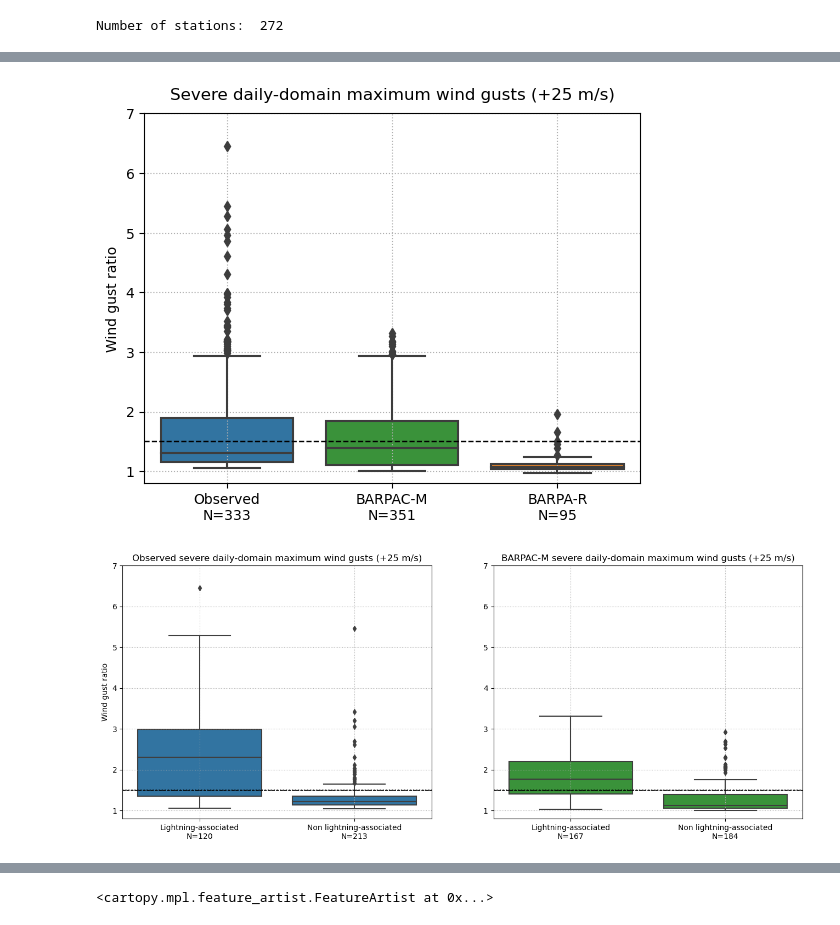
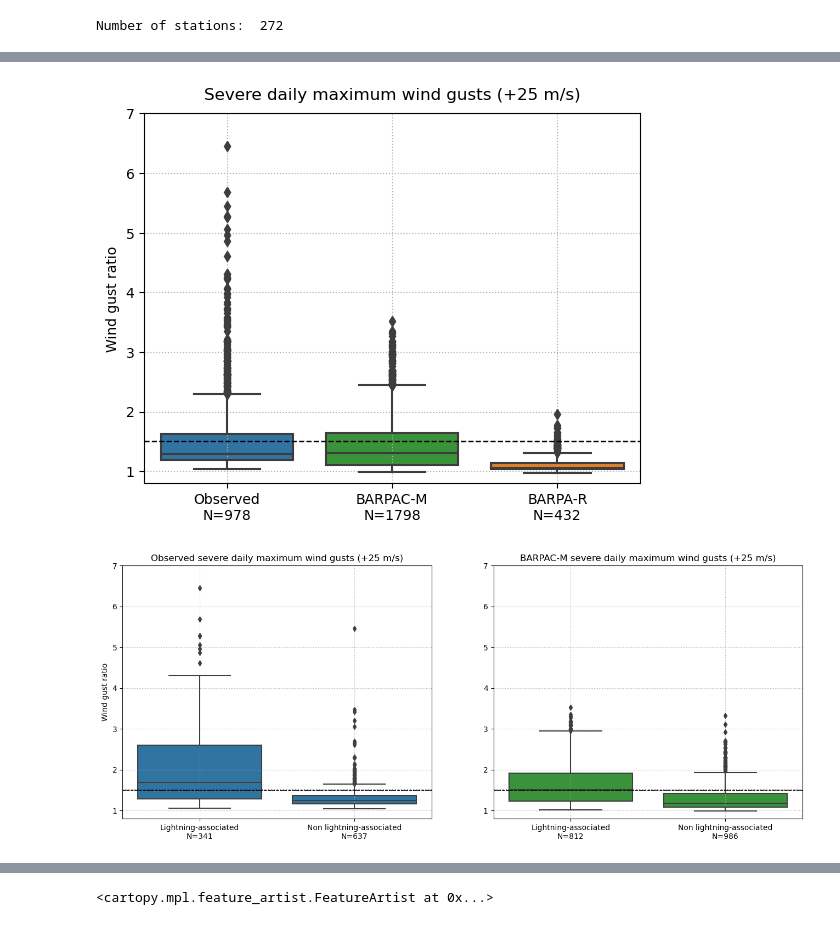
Before and after one commit to andrewbrown31/BARPA, a Jupyter notebook: wind_gust_analysis/analysis_10min_gusts.ipynb, the cells around one changed output, grey strips where cells are left out. Cells and saved outputs as stored; diff of their text form; code cells hidden in the pictures.

```diff
--- a/wind_gust_analysis/analysis_10min_gusts.ipynb
+++ b/wind_gust_analysis/analysis_10min_gusts.ipynb
@@ -34,6 +35,11 @@ dmax_bdsd = dmax_bdsd.set_index(pd.to_datetime(dmax_bdsd.time))
 # %%
 #Suspect gusts to drop - observations
-obs_times = pd.to_datetime(dmax_obs.time)
-dmax_obs.loc[(obs_times.dt.month == 12) & (obs_times.dt.year == 2010) & (dmax_obs.stn_id==55325) & (dmax_obs.gust >= 25),"gust"] = np.nan
-dmax_obs.loc[dmax_obs.gust>=129, "gust"] = np.nan
+obs_times = pd.to_datetime(dmax_obs_all.time)
+drop_inds = ((obs_times.dt.month == 12) & (obs_times.dt.year == 2010) & (dmax_obs_all.stn_id==55325) & (dmax_obs_all.gust >= 25)) | (dmax_obs_all.gust>=129)
+
+dmax_2p2km_all = dmax_2p2km_all.loc[~drop_inds.values]
+dmax_2p2km_interp_all = dmax_2p2km_interp_all.loc[~drop_inds.values]
+dmax_12km_all = dmax_12km_all.loc[~drop_inds.values]
+dmax_obs_all = dmax_obs_all.loc[~drop_inds.values]
+dmax_erai_all = dmax_erai_all.loc[~drop_inds.values]
 # %%
@@ -41,11 +47,3 @@ print("Number of stations: ",dmax_obs.stn_id.unique().shape[0])
 # %% [output]
 Number of stations:  272
-# %%
-#Take the domain maximum for each day
-dmax_2p2km_all = dmax_2p2km_point.sort_values("wg10_2p2km_point").drop_duplicates("dt_floor_1D",keep="last").sort_index()
-dmax_2p2km_interp_all = dmax_2p2km_interp.sort_values("wg10_2p2km_point").drop_duplicates("dt_floor_1D",keep="last").sort_index()
-dmax_12km_all = dmax_12km_point.sort_values("wg10_12km_point").drop_duplicates("dt_floor_1D",keep="last").sort_index()
-dmax_obs_all = dmax_obs.dropna(subset=["gust"]).sort_values("gust").drop_duplicates("dt_floor_1D",keep="last").sort_index()
-dmax_bdsd_all = dmax_bdsd.sort_values("bdsd_era5").drop_duplicates("dt_floor_1D",keep="last").sort_index()
-dmax_erai_all = dmax_erai.sort_values("erai_wg10").drop_duplicates("dt_floor_1D",keep="last").sort_index()
 # %%
@@ -380,4 +340,6 @@ plt.savefig("/g/data/eg3/ab4502/figs/barpa/wgr.jpeg",dpi=400,bbox_inches="tight"
 # %%
+#Plot the distribution of wind gust ratio for observations, BARPAC-M and BARPA-R, for severe gusts only
+
 sns.boxplot([dmax_obs_all.query("gust>=25")["wgr_4"].values,
              dmax_2p2km_all.query("wg10_2p2km_point>=25")["wgr_2p2km_point"].values,
              dmax_12km_all.query("wg10_12km_point>=25")["wgr_12km_point"].values],palette=["tab:blue","tab:green","tab:orange"])
@@ -389,40 +351,42 @@ plt.xticks([0,1,2],["Observed\nN="+str(dmax_obs_all.query("gust>=25").shape[0]),
 plt.ylabel("Wind gust ratio")
 plt.ylim([0.8,7])
 
-plt.title("Severe daily-domain maximum wind gusts (+25 m/s)",pad=10)
+plt.title("Severe daily maximum wind gusts (+25 m/s)",pad=10)
 
 plt.savefig("/g/data/eg3/ab4502/figs/barpa/wgr2.jpeg",dpi=400,bbox_inches="tight")
 # %% [output]
-[figure, old version]
+[figure, new version]
 # %%
+#Plot the distribution of wind gust ratios for lightning-associated gusts and non lightning-associated gusts, as a justification for the use of a 1.5 threshold
+
 plt.figure(figsize=[16,6])
 
 plt.subplot(1,2,1)
 sns.boxplot([dmax_obs_all.query("(gust>=25) & (Lightning_observed_daily>=1)")["wgr_4"].values,
              dmax_obs_all.query("(gust>=25) & (Lightning_observed_daily==0)")["wgr_4"].values],palette=["tab:blue","tab:blue"])
 plt.gca().axhline(1.5,color="k",ls=":")
 plt.ylim([0.8,7])
 plt.gca().grid(ls=":")
 plt.gca().axhline(1.5,color="k",ls="--",lw=1)
 plt.ylabel("Wind gust ratio")
-plt.title("Observed severe daily-domain maximum wind gusts (+25 m/s)")
+plt.title("Observed severe daily maximum wind gusts (+25 m/s)")
 plt.xticks([0,1],
            ["Lightning-associated\nN="+str(dmax_obs_all.query("(gust>=25) & (Lightning_observed_daily>=1)").shape[0]),
            "Non lightning-associated\nN="+str(dmax_obs_all.query("(gust>=25) & (Lightning_observed_daily==0)").shape[0])])
 
 plt.subplot(1,2,2)
 sns.boxplot([dmax_2p2km_all.query("(wg10_2p2km_point>=25) & (n_lightning_fl>=1)")["wgr_2p2km_point"].values,
              dmax_2p2km_all.query("(wg10_2p2km_point>=25) & (n_lightning_fl==0)")["wgr_2p2km_point"].values],palette=["tab:green","tab:green"])
 plt.gca().axhline(1.5,color="k",ls=":")
 plt.ylim([0.8,7])
 plt.gca().grid(ls=":")
 plt.gca().axhline(1.5,color="k",ls="--",lw=1)
-plt.title("BARPAC-M severe daily-domain maximum wind gusts (+25 m/s)")
+plt.title("BARPAC-M severe daily maximum wind gusts (+25 m/s)")
 plt.xticks([0,1],
            ["Lightning-associated\nN="+str(dmax_2p2km_all.query("(wg10_2p2km_point>=25) & (n_lightning_fl>=1)").shape[0]),
            "Non lightning-associated\nN="+str(dmax_2p2km_all.query("(wg10_2p2km_point>=25) & (n_lightning_fl==0)").shape[0])])
 
 plt.savefig("/g/data/eg3/ab4502/figs/barpa/wgr3.jpeg",dpi=400,bbox_inches="tight")
 # %% [output]
-[figure, old version]
+[figure, new version]
 # %%
```
Also changed, not shown: parts of 33 cells of this notebook, 8 other files.
